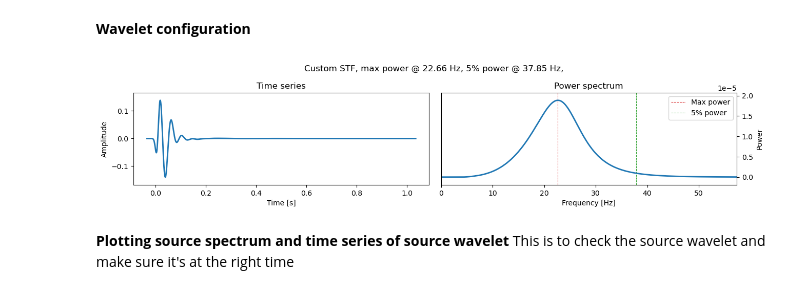
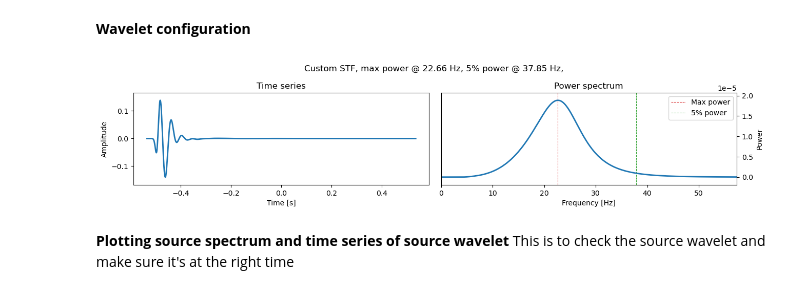
Before and after one commit to s-bachmann/researchmodule_agp, a Jupyter notebook: simulations/simulation_pure_acoustic.ipynb, the cells around one changed output. Saved outputs shown, nothing was run; the diff lists cells and outputs as text; code cells hidden in the pictures.

Commit message:
added time shift to bandpass filtered wavelet to ensure that event is contained in measurement time

```diff
--- a/simulations/simulation_pure_acoustic.ipynb
+++ b/simulations/simulation_pure_acoustic.ipynb
@@ -86,40 +93,49 @@ mc = sn.ModelConfiguration(
 # %%
 # changing center time of the wavelet according to post found on formum
 # this uses bandpass filtering of the wavelet
-import obspy
+
 wavelet = sn.simple_config.stf.Ricker(center_frequency=45.0)
 ricker = wavelet.get_stf()
 time_vector, wavelet_data = ricker[0], ricker[1]
 sampling_rate = time_vector[31] - time_vector[30]
 tr = obspy.Trace(wavelet_data, header={"delta": sampling_rate})
 tr.trim(
     starttime=tr.stats.starttime,
     endtime=tr.stats.endtime + 1.0,
     pad=True,
     fill_value=0.0,
 )
 tr.filter("bandpass", freqmin=5.0, freqmax=25.0, corners=4)
+
+# shifting the wavelet center by a given amount of seconds
+shift_seconds = 0.5  # make center 0.5 s earlier
+
+dt = float(time_vector[1] - time_vector[0])
+fs = 1.0 / dt
+
+# create custom wavelet with earlier start time
 custom_wavelet = sn.simple_config.stf.Custom.from_array(
     array=tr.data,
-    sampling_rate_in_hertz=1 / sampling_rate,
-    start_time_in_seconds=time_vector[0],
+    sampling_rate_in_hertz=fs,
+    start_time_in_seconds=float(time_vector[0]) - shift_seconds,
 )
 
 # Define start and end time outside of event configuration so it can be reused
 starttime=tr.stats.starttime
 endtime=tr.stats.endtime + 1.0
 
+# adjust event waveform window so it still covers the shifted wavelet
 ec = sn.EventConfiguration(
     wavelet=custom_wavelet,
     waveform_simulation_configuration=sn.WaveformSimulationConfiguration(
-        start_time_in_seconds = float(starttime),
-        end_time_in_seconds = float(endtime),
-        ),
+        start_time_in_seconds=float(starttime) - shift_seconds,
+        end_time_in_seconds=float(endtime),  # extend end if needed
+    ),
 )
 
 ec.wavelet.plot()
 # %% [output]
-[figure, old version]
+[figure, new version]
 # %%
 # # Event configuration taken from the tutorial, this centers the wavelet at t=0s
 # ec = sn.EventConfiguration(
```
Also changed, not shown: parts of 8 cells of this notebook.
